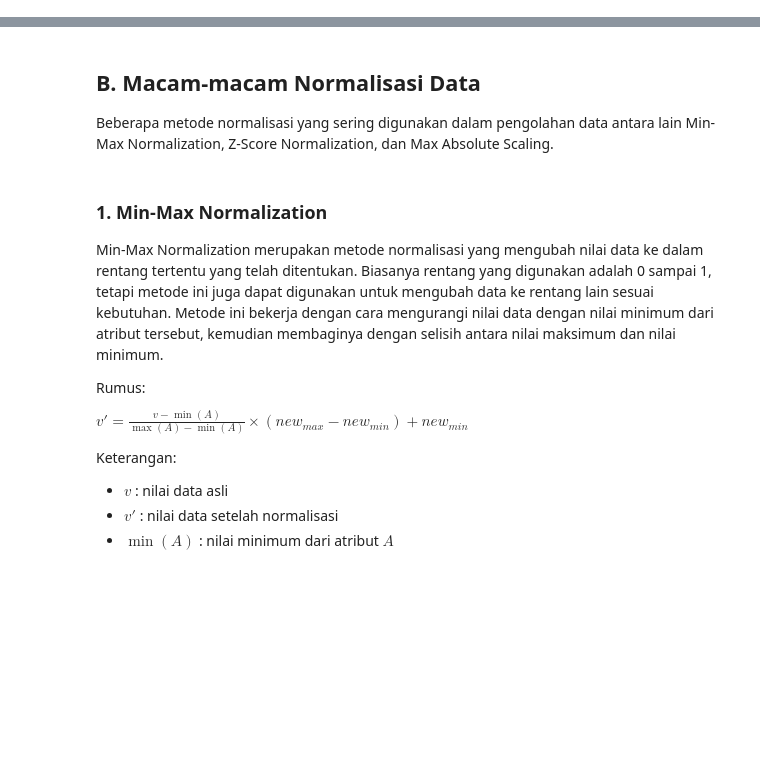
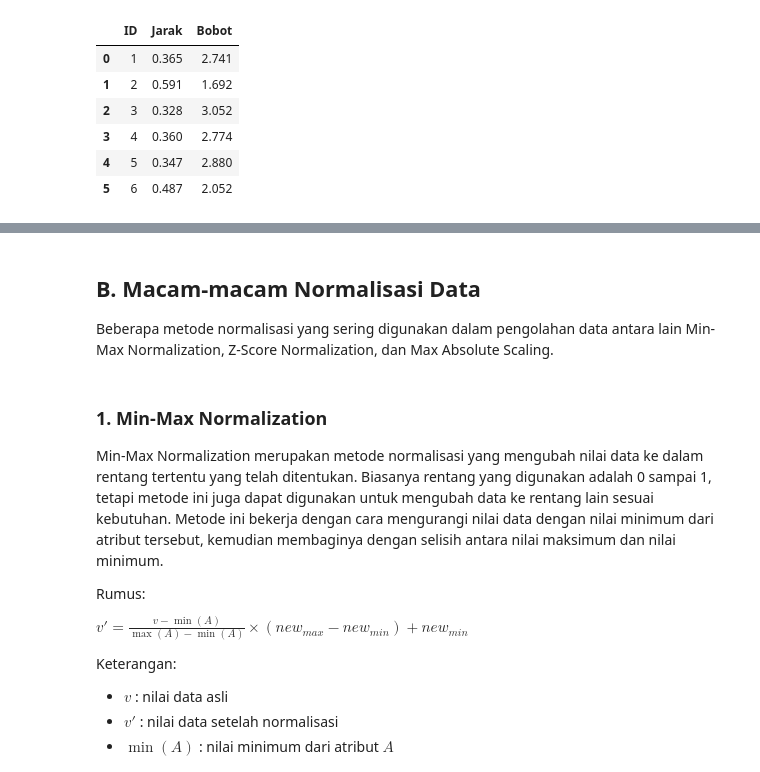
Before and after one commit to Farihinsyah/Pendata, a Jupyter notebook: _sources/Normalisasi_Data.ipynb, the cells around one changed output, grey strips where cells are left out. Saved outputs shown, nothing was run; the diff lists cells and outputs as text; code cells hidden in the pictures; blank space fills up the shorter version.

```diff
--- a/_sources/Normalisasi_Data.ipynb
+++ b/_sources/Normalisasi_Data.ipynb
@@ -0,0 +154,11 @@
+# %%
+df_jarak['Bobot'] = 1 / df_jarak['Jarak']
+df_jarak[['ID','Jarak','Bobot']].round(3)
+# %% [output]
+|  | ID | Jarak | Bobot |
+| 0 | 1 | 0.365 | 2.741 |
+| 1 | 2 | 0.591 | 1.692 |
+| 2 | 3 | 0.328 | 3.052 |
+| 3 | 4 | 0.360 | 2.774 |
+| 4 | 5 | 0.347 | 2.880 |
+| 5 | 6 | 0.487 | 2.052 |
```
Also changed, not shown: parts of 30 cells of this notebook, 6 other files.
